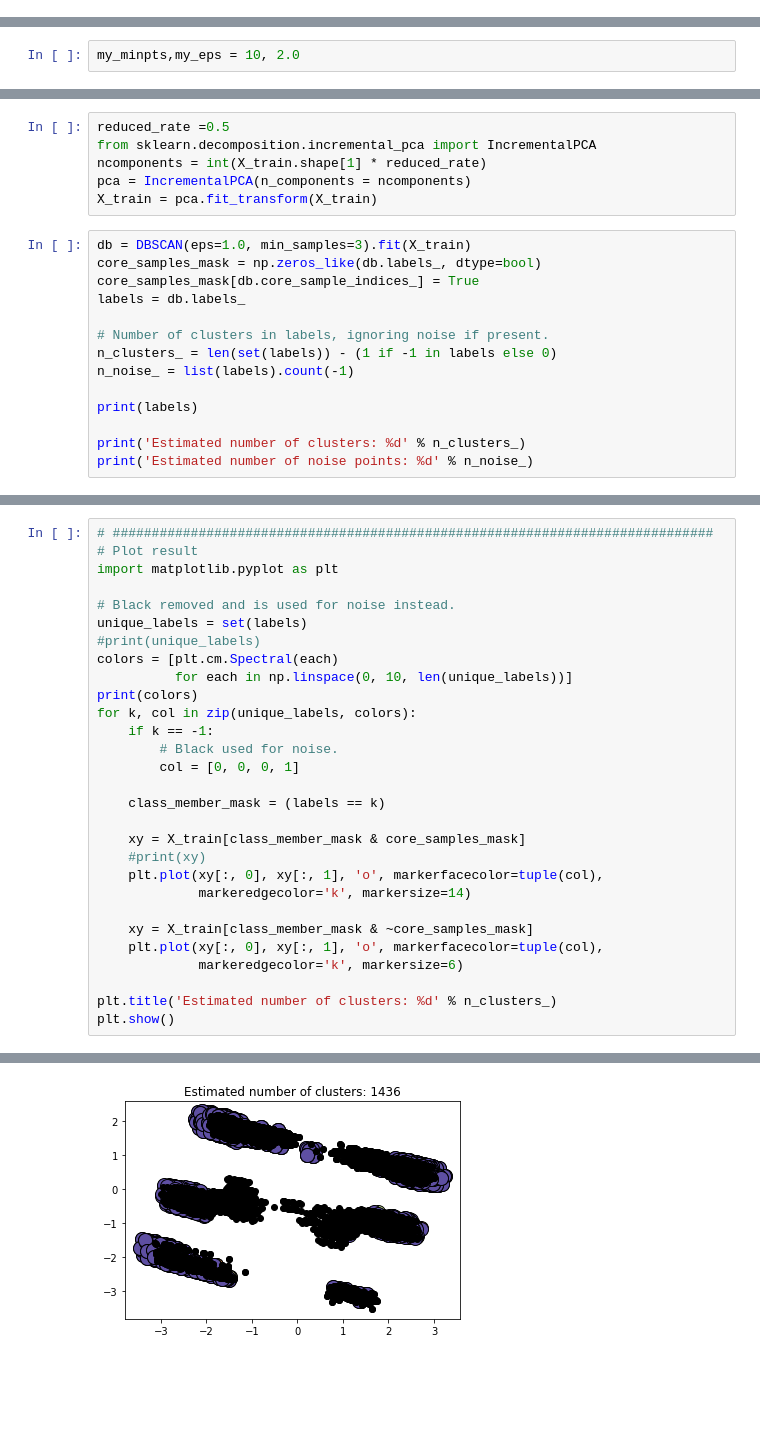
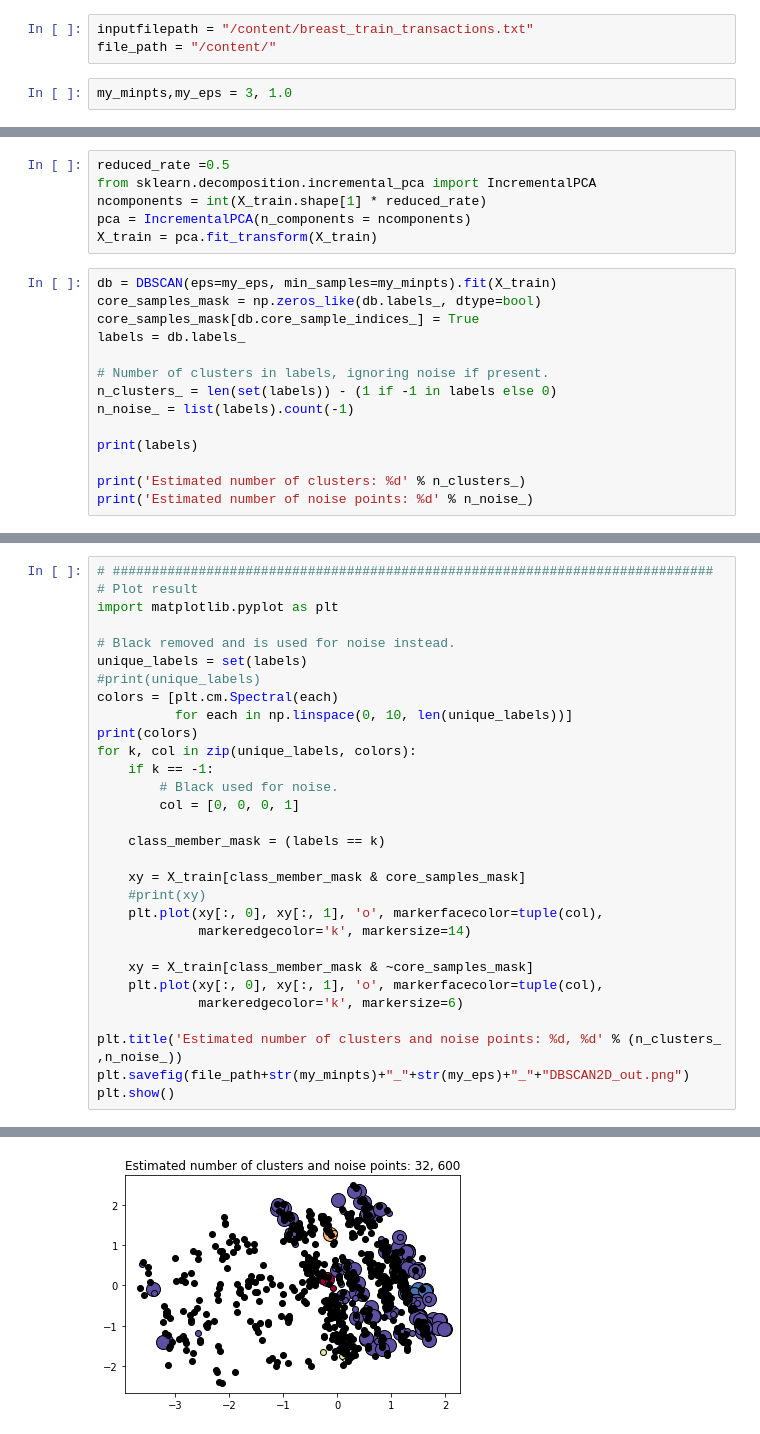
Before and after one commit to BlackCurrantDS/Mining-Rare-Association-Rules, a Jupyter notebook: Part3_Clustering_DBSCAN.ipynb, the cells around one changed output, grey strips where cells are left out. Saved outputs shown, nothing was run; the diff lists cells and outputs as text; blank space fills up the shorter version.

```diff
--- a/Part3_Clustering_DBSCAN.ipynb
+++ b/Part3_Clustering_DBSCAN.ipynb
@@ -15,0 +29,5 @@ Rules with clusters
+# %%
+inputfilepath = "/content/breast_train_transactions.txt"
+file_path = "/content/"
+# %%
+my_minpts,my_eps = 3, 1.0
@@ -587,8 +530,6 @@ contrast_params
 <__main__.ContrastParams at 0x...>
 # %% [markdown]
 DBSCAN hyperparameters
-# %%
-my_minpts,my_eps = 10, 2.0
 # %%
 class dbscanParams(object):
 
@@ -1195,7 +1130,7 @@ ncomponents = int(X_train.shape[1] * reduced_rate)
 pca = IncrementalPCA(n_components = ncomponents)
 X_train = pca.fit_transform(X_train)
 # %%
-db = DBSCAN(eps=1.0, min_samples=3).fit(X_train)
+db = DBSCAN(eps=my_eps, min_samples=my_minpts).fit(X_train)
 core_samples_mask = np.zeros_like(db.labels_, dtype=bool)
 core_samples_mask[db.core_sample_indices_] = True
 labels = db.labels_
@@ -1239,6 +1188,7 @@ for k, col in zip(unique_labels, colors):
     plt.plot(xy[:, 0], xy[:, 1], 'o', markerfacecolor=tuple(col),
              markeredgecolor='k', markersize=6)
 
-plt.title('Estimated number of clusters: %d' % n_clusters_)
+plt.title('Estimated number of clusters and noise points: %d, %d' % (n_clusters_ ,n_noise_))
+plt.savefig(file_path+str(my_minpts)+"_"+str(my_eps)+"_"+"DBSCAN2D_out.png")
 plt.show()
 # %% [output]
@@ -1246 +1196 @@ plt.show()
-[figure, old version]
+[figure, new version]
```
Also changed, not shown: parts of 23 cells of this notebook.
